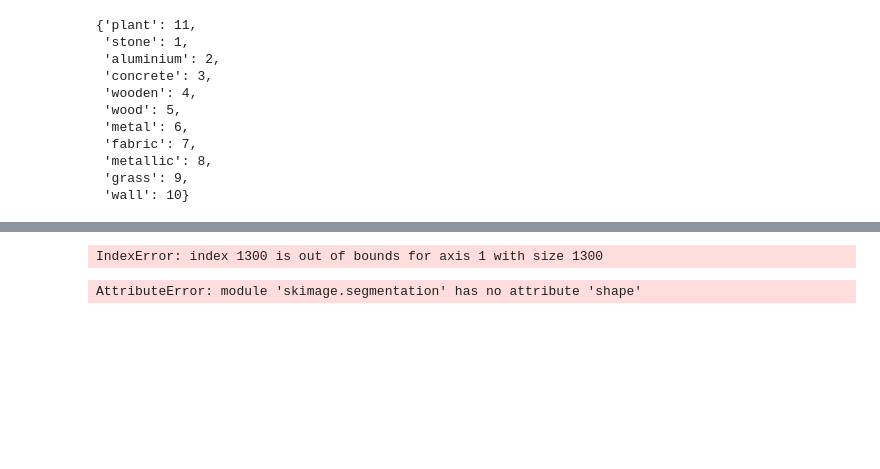
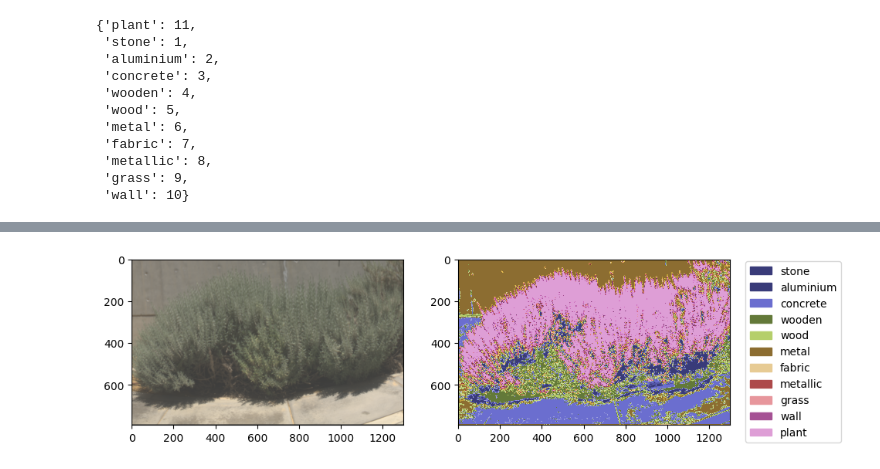
Before and after one commit to Majinka10/Hands-on-Computer-Vision, a Jupyter notebook: Sesiones/Sesion8/Spectral_Segmentacion.ipynb, the cells around one changed output, grey strips where cells are left out. Cells and saved outputs as stored; diff of their text form; code cells hidden in the pictures; blank space fills up the shorter version.

```diff
--- a/Sesiones/Sesion8/Spectral_Segmentacion.ipynb
+++ b/Sesiones/Sesion8/Spectral_Segmentacion.ipynb
@@ -452,38 +449,39 @@ ax[2].imshow(segmentation.mark_boundaries(img_rgb[600:,:,:], labels_slic))
 # %%
 def sp_idx(s, index = True):
      u = np.unique(s)
      return [np.where(s == i) for i in u], u.shape[0]
 
 superpixel_list, n = sp_idx(labels_slic)
 
 for i in range(n):
-     superpixel = superpixel_list[i]
+  # Para cada una de las etiquetas (0 a 10)
+     superpixel = superpixel_list[i] # Saco la lista de indices de píxeles del
+     # superpixel i
      objects_ = []
      for j in range(len(superpixel[0])):
+      # Itero sobre la primera lista del superpixel, no sé qué significa
           x = i
-          y = j
+          y = i
+
+          # Para cada pixel en ese superpixel obtengo el valor de segmentación
+          # correspondiente
           objects_.append(segmentation_materials[x,y])
      max_object = max(set(objects_), key=objects_.count)
      for j in range(len(superpixel[0])):
           x = i
-          y = j
+          y = i
           segmentation_materials[x,y] = max_object
 
 fig, ax = plt.subplots(1, 2, figsize=(10, 5))
 im = ax[1].imshow(segmentation_materials, cmap='tab20b')
 
 values = list(range(13))
 names = list(materials_dict.keys())
 colors = [ im.cmap(im.norm(value)) for value in values]
-aa = [ mpatches.Patch(color=colors[i], label=f"{list(materials_dict.keys())[list(materials_dict.values()).index(i+1)]}") for i in range(0,11) ]
+aa = [mpatches.Patch(color=colors[i], label=f"{list(materials_dict.keys())[list(materials_dict.values()).index(i+1)]}") for i in range(0,11)]
 plt.legend(handles=aa, bbox_to_anchor=(1.05, 1), loc=2, borderaxespad=0.2)
 
-ax[0].imshow(img_rgb)
-
+ax[0].imshow(img_rgb[600:,:,:])
 plt.show()
 # %% [output]
-IndexError: index 1300 is out of bounds for axis 1 with size 1300
+[figure, added]
-# %%
-segmentation.shape
-# %% [output]
-AttributeError: module 'skimage.segmentation' has no attribute 'shape'
```
Also changed, not shown: parts of 11 cells of this notebook.
